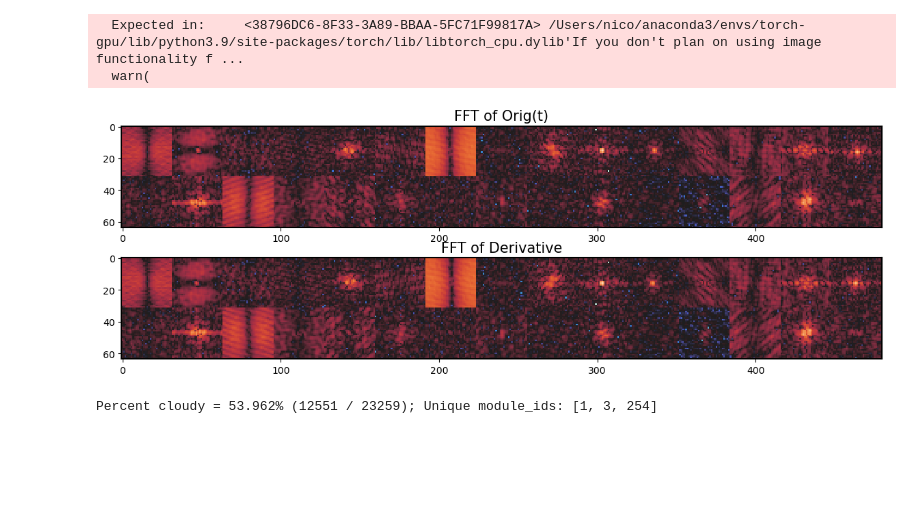
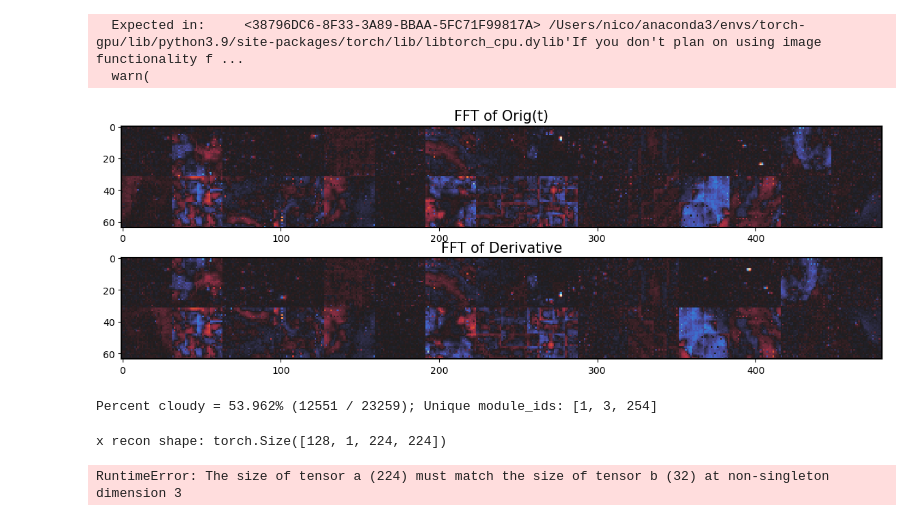
Before and after one commit to panoseti/panoseti, a Jupyter notebook: cloud-detection/model_training/train_vae_model.ipynb, the cells around one changed output. Cells and saved outputs as stored; diff of their text form; code cells hidden in the pictures; blank space fills up the shorter version.

Commit message:
vae_model: begin changing architecture to be deeper.

```diff
--- a/cloud-detection/model_training/train_vae_model.ipynb
+++ b/cloud-detection/model_training/train_vae_model.ipynb
@@ -220,6 +220,7 @@ class VaeWrapper(nn.Module):
 # %%
 # Train Neural Field TODO: fix it.
 hyperparam_config = {
+    'hidden_dim': 64,
     'latent_dim': 256,
     'num_epochs': 50,
     'batch_size': 64,
@@ -228,8 +229,10 @@ hyperparam_config = {
     'weight_decay': 1e-5,
 }
 
-mean = [7.4]#, 7.4]
-std = [5.5]#, 5.5]
+# mean = [7.4]#, 7.4]
+# std = [5.5]#, 5.5]
+mean = [0]
+std = [2**16 - 1]
 
 transform = v2.Compose([
     v2.ToTensor(),
@@ -254,19 +257,23 @@ def train_vae(
     train_loader = torch.utils.data.DataLoader(
         dataset = train_labeled_data,
         batch_size = hpc['batch_size'],
-        shuffle=True,
-        # sampler=torch.utils.data.SubsetRandomSampler(
-        #     np.random.choice(np.arange(len(train_labeled_data)), replace=False, size=7000),
-        # )
+        # shuffle=True,
+        sampler=torch.utils.data.SubsetRandomSampler(
+            np.random.choice(np.arange(len(train_labeled_data)), replace=False, size=1000),
+        )
     )
     if verbose:
         show_dataset_sample(train_labeled_data, nrows=2, ncols=15)
         print_class_dist(train_labeled_data)
 
     ### Model training config
-    num_channels = img_cwh[0]
+    in_channels = img_cwh[0]
     model = VaeWrapper(
-        vae = VaeModel(num_channels, hpc['latent_dim']),
+        vae = VaeModelVersion2(
+            in_channels,
+            hidden_dim = hpc['hidden_dim'],
+            latent_dim = hpc['latent_dim'],
+        ),
         input_img_cwh = img_cwh,
         seed = seed,
     ).to(device)
@@ -306,9 +313,9 @@ def train_vae(
         print(f'Epoch {epoch}\n')
         if (epoch - 1) % 5 == 0:
             plot_sample(model)
-            # torch.save(model, f"vae_model_checkpoints/vae_nepoch={epoch}_ldim={hpc['latent_dim']}")
-        # if (epoch - 1) % 20 == 0:
-            # make_training_loss_plot(log_dict)
+        if (epoch - 1) % 20 == 0:
+            make_training_loss_plot(log_dict)
+            torch.save(model, f"vae_model_checkpoints/vae2_nepoch={epoch}_ldim={hpc['latent_dim']}")
 
     log_df = pd.DataFrame.from_dict(log_dict)
     make_training_loss_plot(log_dict)
@@ -328,20 +336,23 @@ def plot_sample(model: VaeWrapper, nrows=4, ncols=20):
     plt.show()
 # %%
 hyperparam_config = {
-    'latent_dim': 64,
+    'hidden_dim': 64,
+    'latent_dim': 32,
     'num_epochs': 100,
     'batch_size': 128,
-    'gamma': 0.90,
+    'gamma': 0.1,
     'lr': 1e-3,
     'weight_decay': 1e-5,
 }
 
 model, log_df = train_vae(
     hyperparam_config,
     img_cwh = (1, 32, 32),
     seed = 180,
     verbose = True
 )
 # %% [output]
-[figure, old version]
+[figure, new version]
 Percent cloudy = 53.962% (12551 / 23259); Unique module_ids: [1, 3, 254]
+x recon shape: torch.Size([128, 1, 224, 224])
+RuntimeError: The size of tensor a (224) must match the size of tensor b (32) at non-singleton dimension 3
```
Also changed, not shown: parts of 1 cell of this notebook, 2 other files.
